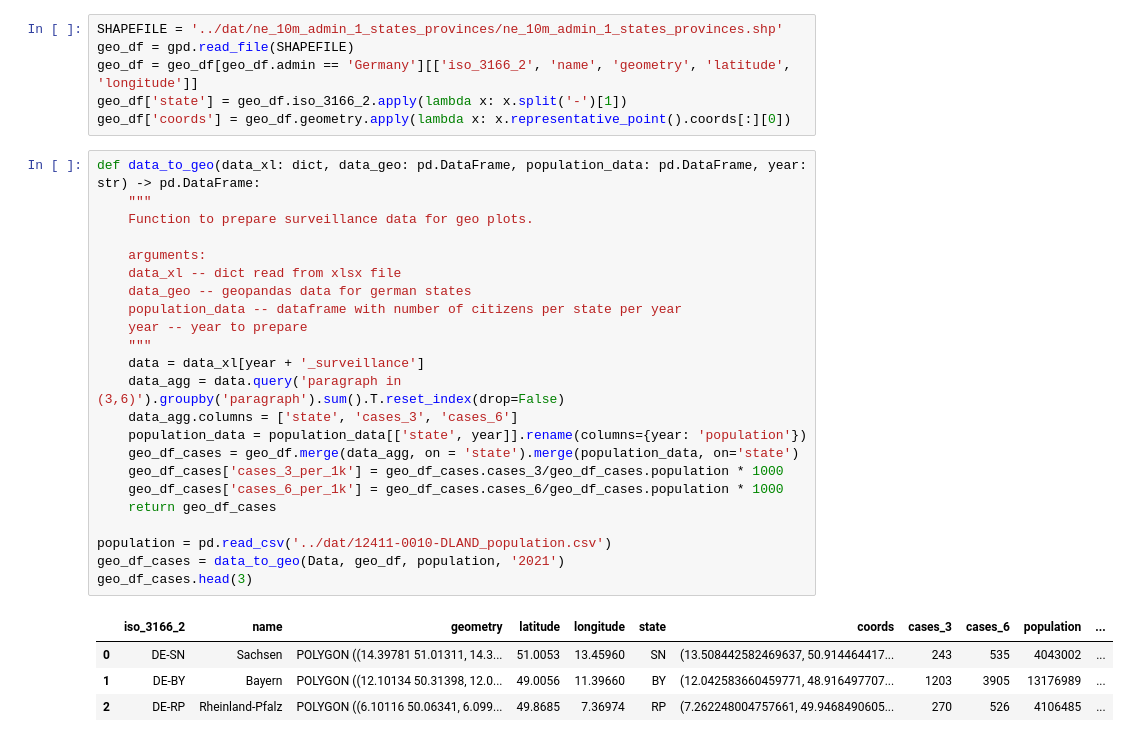
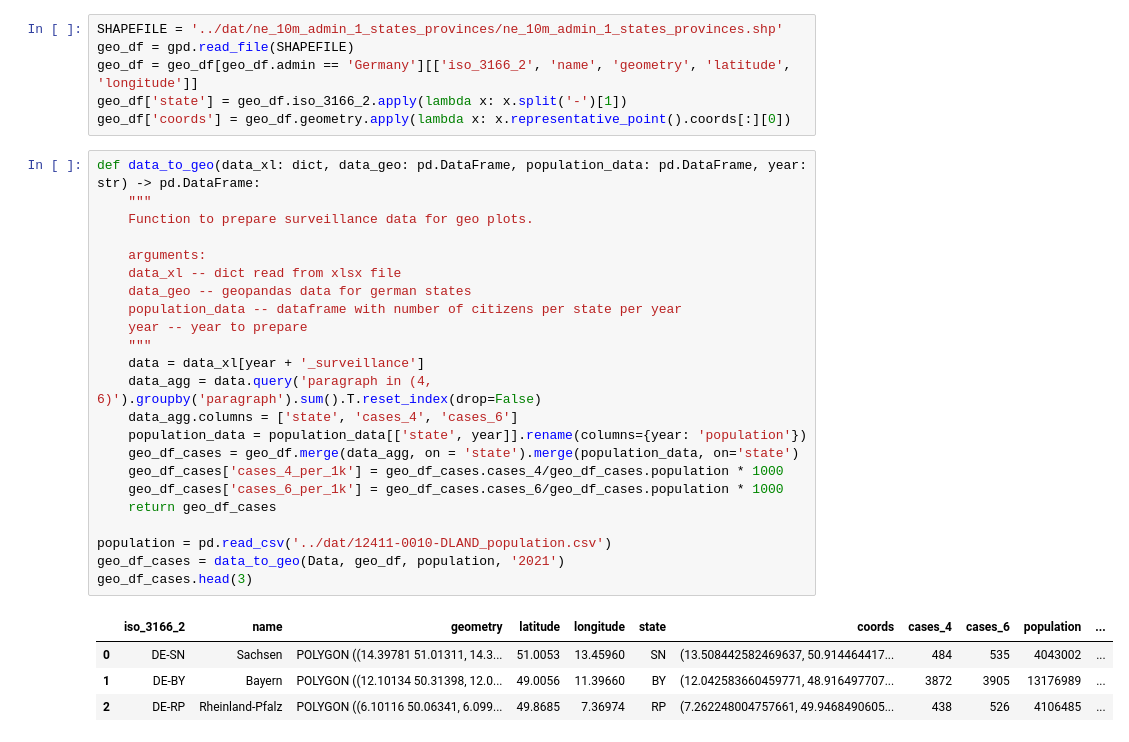
Before and after one commit to JakobUnterholzner/DataLiteracy, a Jupyter notebook: exp/exp_KA_01_plot_functions.ipynb, the cells around one changed output. Cells and saved outputs as stored; diff of their text form.

```diff
--- a/exp/exp_KA_01_plot_functions.ipynb
+++ b/exp/exp_KA_01_plot_functions.ipynb
@@ -72,31 +72,31 @@ geo_df['coords'] = geo_df.geometry.apply(lambda x: x.representative_point().coor
 # %%
 def data_to_geo(data_xl: dict, data_geo: pd.DataFrame, population_data: pd.DataFrame, year: str) -> pd.DataFrame:
     """
     Function to prepare surveillance data for geo plots.
 
     arguments:
     data_xl -- dict read from xlsx file
     data_geo -- geopandas data for german states
     population_data -- dataframe with number of citizens per state per year
     year -- year to prepare
     """
     data = data_xl[year + '_surveillance']
-    data_agg = data.query('paragraph in (3,6)').groupby('paragraph').sum().T.reset_index(drop=False)
-    data_agg.columns = ['state', 'cases_3', 'cases_6']
+    data_agg = data.query('paragraph in (4, 6)').groupby('paragraph').sum().T.reset_index(drop=False)
+    data_agg.columns = ['state', 'cases_4', 'cases_6']
     population_data = population_data[['state', year]].rename(columns={year: 'population'})
     geo_df_cases = geo_df.merge(data_agg, on = 'state').merge(population_data, on='state')
-    geo_df_cases['cases_3_per_1k'] = geo_df_cases.cases_3/geo_df_cases.population * 1000
+    geo_df_cases['cases_4_per_1k'] = geo_df_cases.cases_4/geo_df_cases.population * 1000
     geo_df_cases['cases_6_per_1k'] = geo_df_cases.cases_6/geo_df_cases.population * 1000
     return geo_df_cases
 
 population = pd.read_csv('../dat/12411-0010-DLAND_population.csv')
 geo_df_cases = data_to_geo(Data, geo_df, population, '2021')
 geo_df_cases.head(3)
 # %% [output]
-|  | iso_3166_2 | name | geometry | latitude | longitude | state | coords | cases_3 | cases_6 | population | ... |
-| 0 | DE-SN | Sachsen | POLYGON ((14.39781 51.01311, 14.3... | 51.0053 | 13.45960 | SN | (13.508442582469637, 50.914464417... | 243 | 535 | 4043002 | ... |
-| 1 | DE-BY | Bayern | POLYGON ((12.10134 50.31398, 12.0... | 49.0056 | 11.39660 | BY | (12.042583660459771, 48.916497707... | 1203 | 3905 | 13176989 | ... |
-| 2 | DE-RP | Rheinland-Pfalz | POLYGON ((6.10116 50.06341, 6.099... | 49.8685 | 7.36974 | RP | (7.262248004757661, 49.9468490605... | 270 | 526 | 4106485 | ... |
+|  | iso_3166_2 | name | geometry | latitude | longitude | state | coords | cases_4 | cases_6 | population | ... |
+| 0 | DE-SN | Sachsen | POLYGON ((14.39781 51.01311, 14.3... | 51.0053 | 13.45960 | SN | (13.508442582469637, 50.914464417... | 484 | 535 | 4043002 | ... |
+| 1 | DE-BY | Bayern | POLYGON ((12.10134 50.31398, 12.0... | 49.0056 | 11.39660 | BY | (12.042583660459771, 48.916497707... | 3872 | 3905 | 13176989 | ... |
+| 2 | DE-RP | Rheinland-Pfalz | POLYGON ((6.10116 50.06341, 6.099... | 49.8685 | 7.36974 | RP | (7.262248004757661, 49.9468490605... | 438 | 526 | 4106485 | ... |
 # %%
 def plot_map(geo_df: pd.DataFrame, column: str, title: str = None, figname: str = None) -> None:
     """
```
Also changed, not shown: parts of 2 cells of this notebook, 1 other file.
